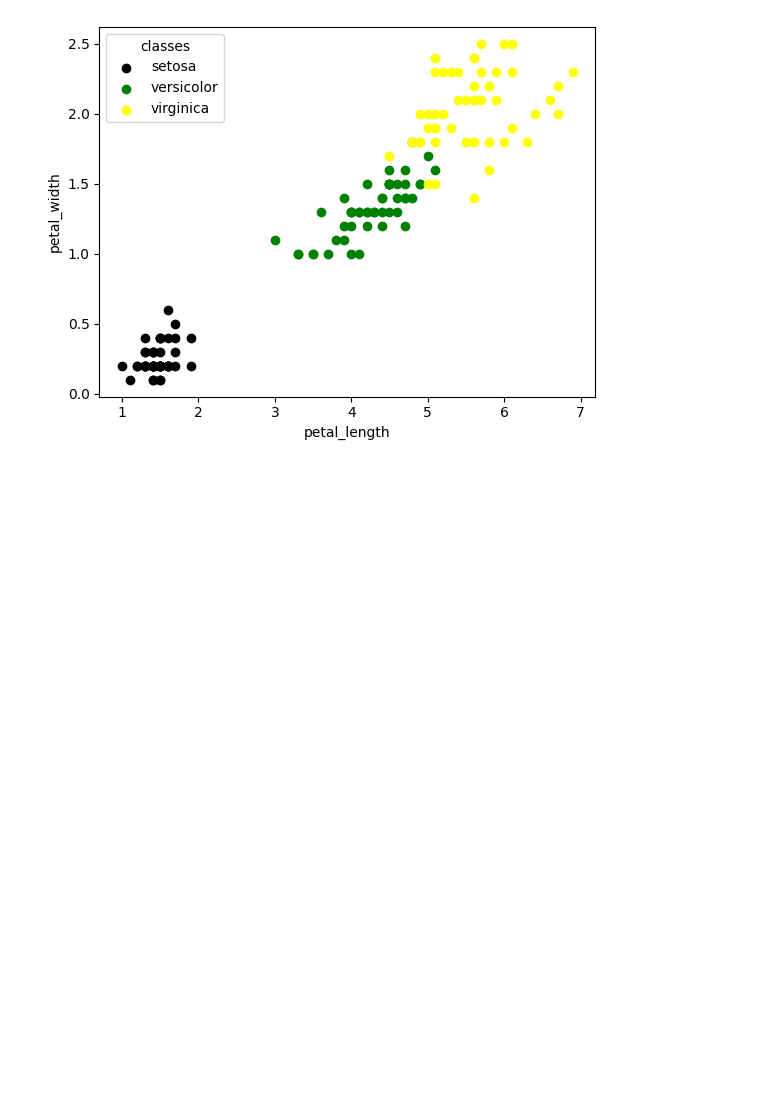
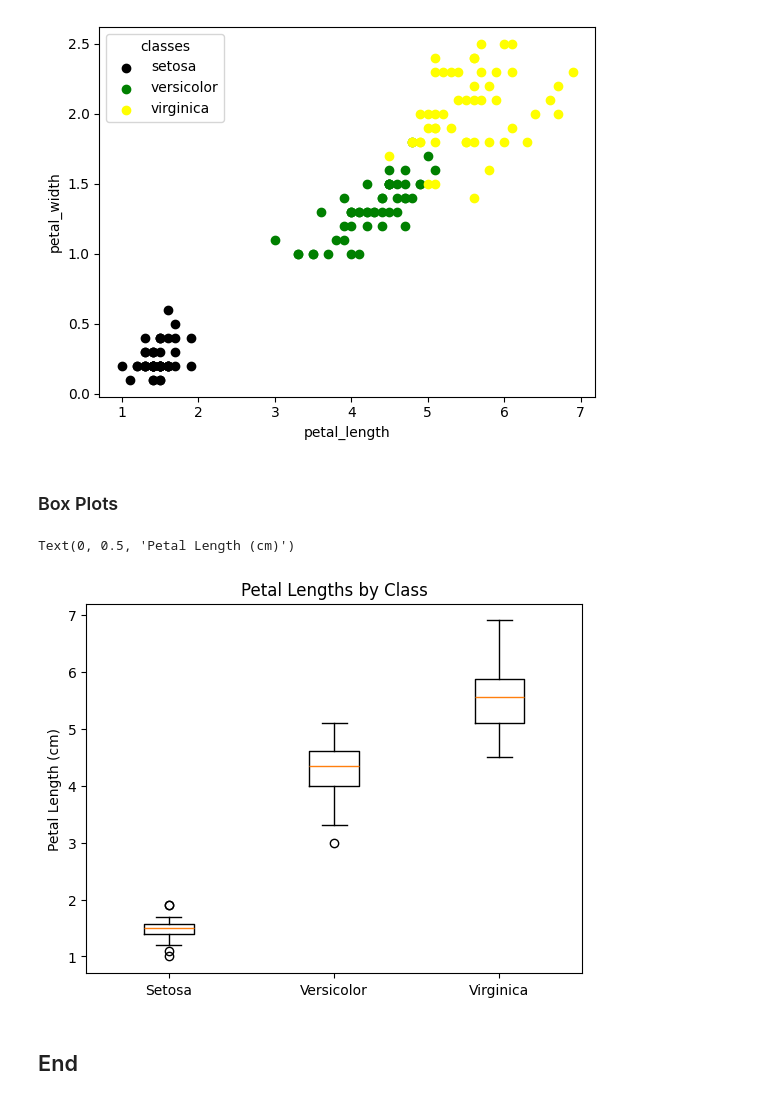
Before and after one commit to HewaOrang/pands-project, a Jupyter notebook: project.ipynb, the cells around one changed output. Drawn from its saved outputs; the diff is of its cells as text; code cells hidden in the pictures; blank space fills up the shorter version.

Commit message:
task 4 other analysis box plot

```diff
--- a/project.ipynb
+++ b/project.ipynb
@@ -181,3 +181,27 @@ ax.legend( title='classes')
 plt.show()
 # %% [output]
 [figure]
+# %% [markdown]
+### Box Plots
+# %%
+# Below creates Box-plots of the petal lengths for each of the three classes
+# Add petal_length boxplots for each class
+fig, ax = plt.subplots()
+
+# Create boxplot data grouped by class
+# https://chatgpt.com/share/680376d7-0e34-8006-88eb-1004c392dd33
+box_data = [df[df['target'] == i]['petal length (cm)'] for i in range(3)]
+
+# Create boxplot
+ax.boxplot(box_data)
+
+# Add class labels (0, 1, 2 typically correspond to setosa, versicolor, virginica)
+ax.set_xticklabels(['Setosa', 'Versicolor', 'Virginica'])
+
+ax.set_title('Petal Lengths by Class')
+ax.set_ylabel('Petal Length (cm)')
+# %% [output]
+Text(0, 0.5, 'Petal Length (cm)')
+[figure, added]
+# %% [markdown]
+## End
```
